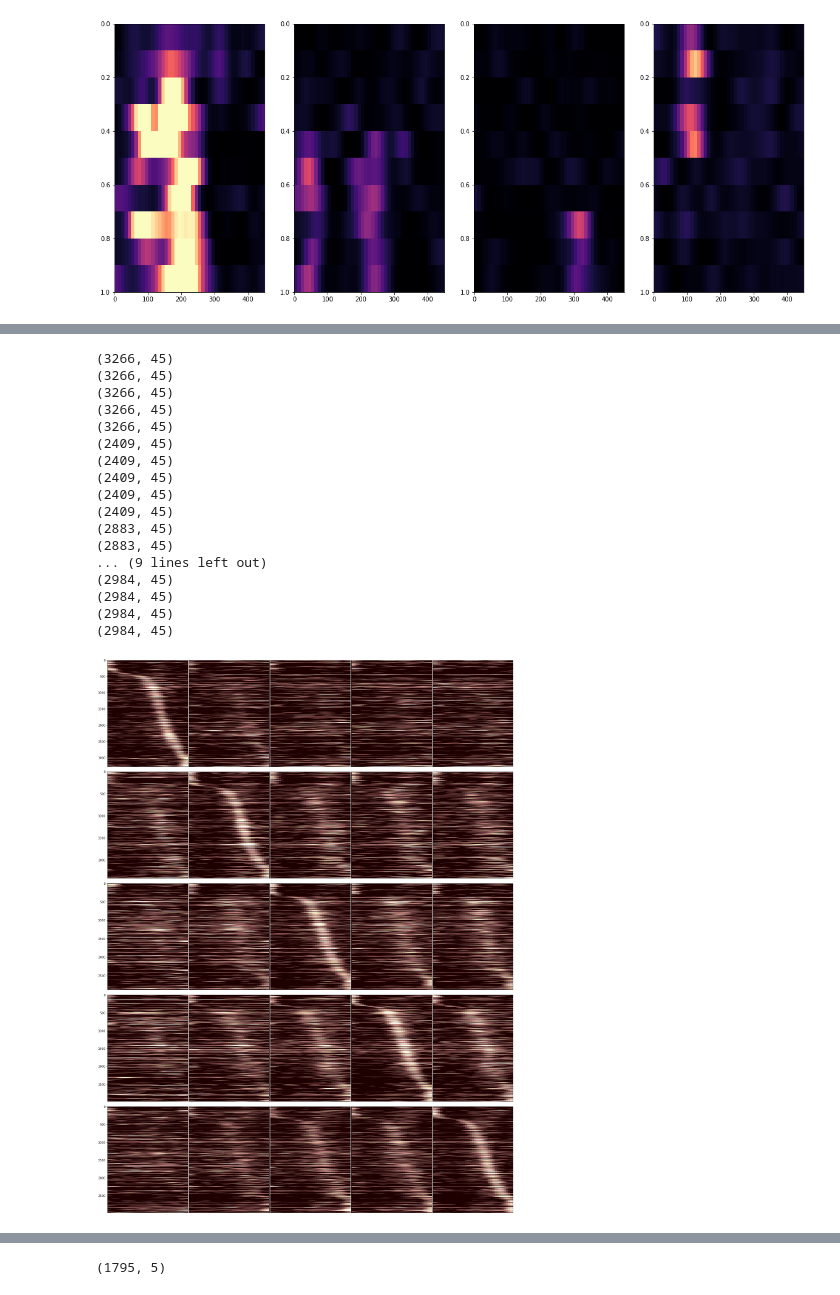
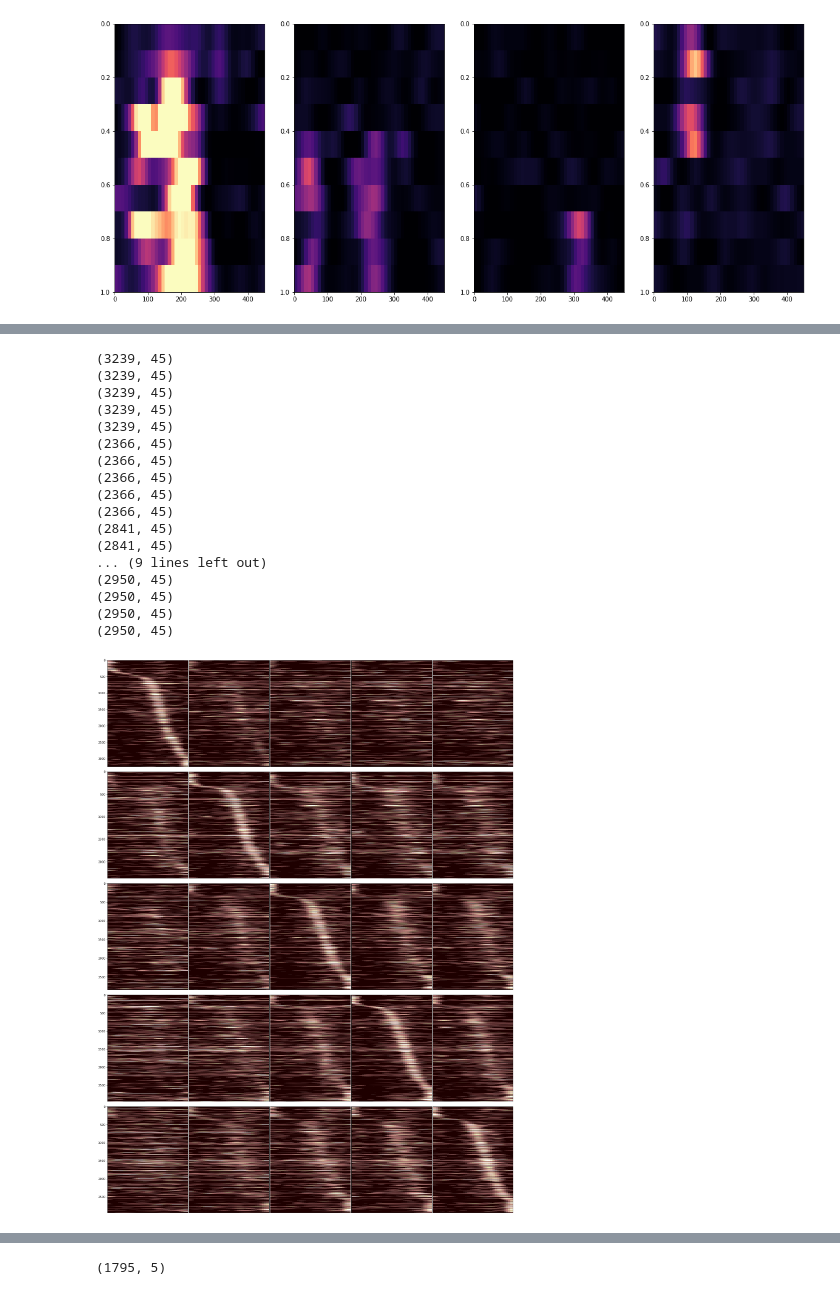
Before and after one commit to GiocomoLab/PlittGiocomo_2021, a Jupyter notebook: PlotAllPlaceCells.ipynb, the cells around one changed output, grey strips where cells are left out. Saved outputs shown, nothing was run; the diff lists cells and outputs as text; code cells hidden in the pictures.

```diff
--- a/PlotAllPlaceCells.ipynb
+++ b/PlotAllPlaceCells.ipynb
@@ -82,5 +71,7 @@ perm 900
 # %%
 print(datadict['4343706'].keys())
-datadict['4343706'].pop(8)
-datadict['4343706'].pop(6)
+# datadict['4343706'].pop(8)
+# datadict['4343706'].pop(6)
+# datadict['4343706'].pop(2)
+print(datadict['4343706'][3]['pvals'][0],datadict['4343706'][3]['masks'][0])
 # %% [output]
@@ -137,7 +112,11 @@ for m in [0,.25,.5,.75,1]:
 
 for mouse in rare_mice: #datadict.keys():
     for sess in datadict[mouse].keys():
-        masks = datadict[mouse][sess]['masks']
+        pvals = datadict[mouse][sess]['pvals']
+        masks={}
+        for k, p in pvals.items():
+            masks[k] = pvals[k]<.05
+#         masks = datadict[mouse][sess]['masks']
         _pc_dict = pc.plot_placecells(u.trial_type_dict(datadict[mouse][sess]['S_trial_mat'],datadict[mouse][sess]['trial_info']['morphs']),masks,plot=False)
         for m in _pc_dict.keys():
             for mm in _pc_dict.keys():
@@ -183,51 +162,55 @@ pc_dict = {}
 for m in [0,.25,.5,.75,1]:
     pc_dict[m] = {}
     for mm in [0,.25,.5,.75,1]:
         pc_dict[m][mm]=[]
 
 for mouse in freq_mice: #datadict.keys():
     for sess in datadict[mouse].keys():
-        masks = datadict[mouse][sess]['masks']
+        pvals = datadict[mouse][sess]['pvals']
+        masks={}
+        for k, p in pvals.items():
+            masks[k] = pvals[k]<.05
+#         masks = datadict[mouse][sess]['masks']
         _pc_dict = pc.plot_placecells(u.trial_type_dict(datadict[mouse][sess]['S_trial_mat'],datadict[mouse][sess]['trial_info']['morphs']),masks,plot=False)
         for m in _pc_dict.keys():
             for mm in _pc_dict.keys():
                 pc_dict[m][mm].append(_pc_dict[m][mm])
 
 f,ax = plt.subplots(5,5,figsize=[5*5,7*5])
 f.subplots_adjust(wspace=.01,hspace=.05)
 for i,m in enumerate(pc_dict.keys()):
     sort = getSort(np.concatenate(pc_dict[m][m],axis=0))
     for j,mm in enumerate(pc_dict.keys()):
         pc_dict[m][mm] = np.concatenate(pc_dict[m][mm],axis=0)
         print(pc_dict[m][mm].shape)
         pc_dict[m][mm] = pc_dict[m][mm][sort,:]
 
         ax[i,j].imshow(pc_dict[m][mm],aspect='auto',cmap='pink',vmin=.2,vmax=.9)
         if j>0:
             ax[i,j].set_yticks([])
         ax[i,j].set_xticks([])
 
 f.savefig("D:\\Morph_Results\\figures\\freq_all_placecells.pdf",format="pdf")
 f.savefig("D:\\Morph_Results\\figures\\frq_all_placecells.png",format="png")
 # %% [output]
-(3266, 45)
-(3266, 45)
-(3266, 45)
-(3266, 45)
-(3266, 45)
-(2409, 45)
-(2409, 45)
-(2409, 45)
-(2409, 45)
-(2409, 45)
-(2883, 45)
-(2883, 45)
+(3239, 45)
+(3239, 45)
+(3239, 45)
+(3239, 45)
+(3239, 45)
+(2366, 45)
+(2366, 45)
+(2366, 45)
+(2366, 45)
+(2366, 45)
+(2841, 45)
+(2841, 45)
 ... (9 lines left out)
-(2984, 45)
-(2984, 45)
-(2984, 45)
-(2984, 45)
+(2950, 45)
+(2950, 45)
+(2950, 45)
+(2950, 45)
-[figure, old version]
+[figure, new version]
 # %%
 mouselabel = []
 rarefreqlabel = []
```
Also changed, not shown: parts of 9 cells of this notebook, 2 other files.
